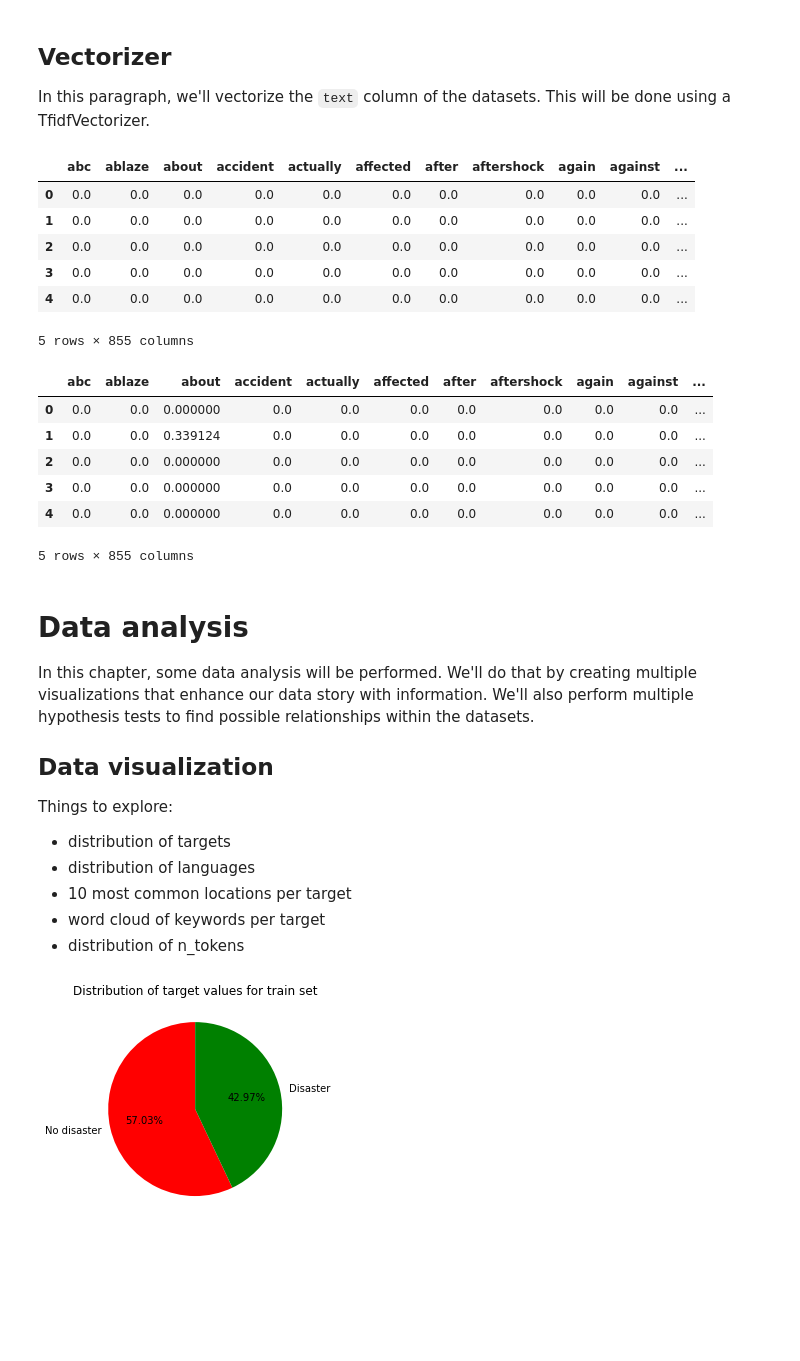
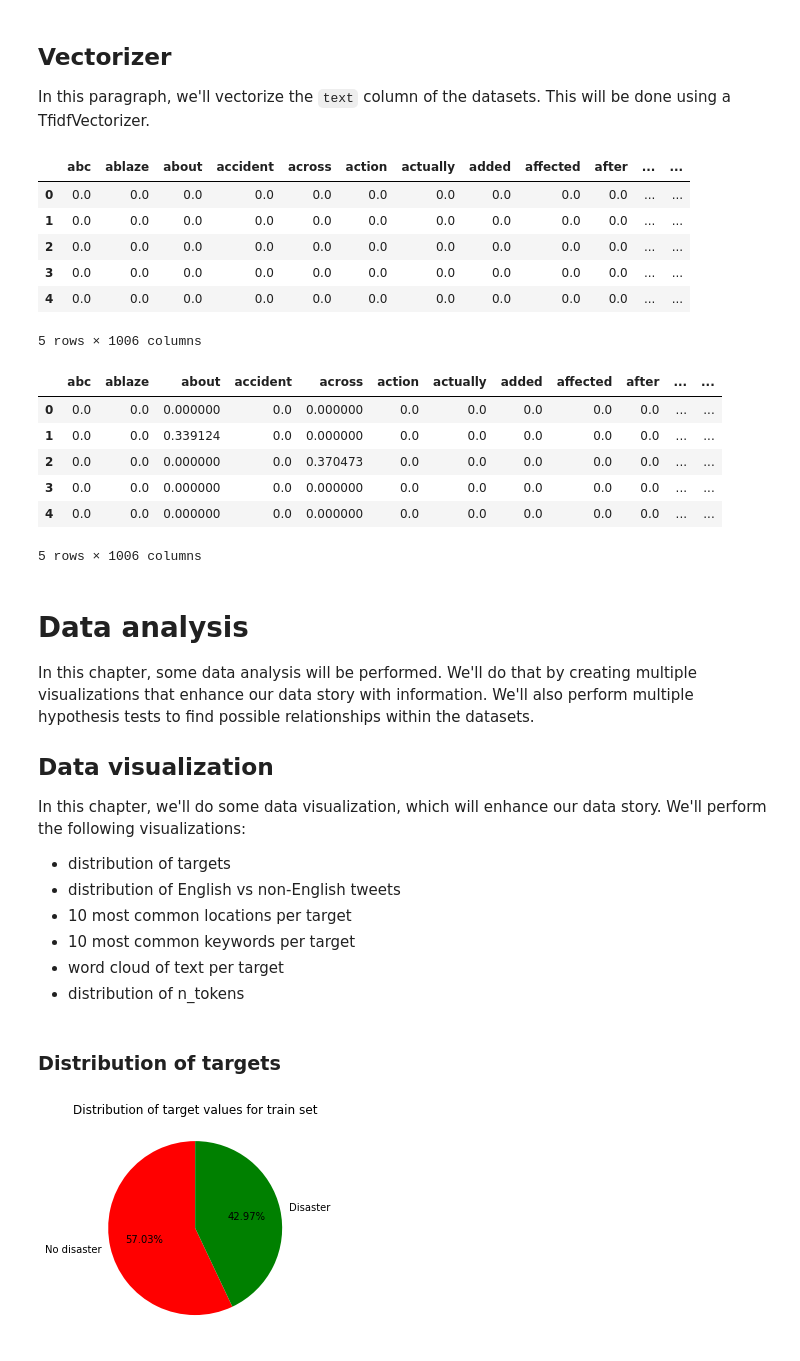
Before and after one commit to arondejong99/master-data-science, a Jupyter notebook: module-project/Module 6 - project - NLP with disaster tweets.ipynb, the cells around one changed output. Saved outputs shown, nothing was run; the diff lists cells and outputs as text; code cells hidden in the pictures; blank space fills up the shorter version.

```diff
--- a/module-project/Module 6 - project - NLP with disaster tweets.ipynb
+++ b/module-project/Module 6 - project - NLP with disaster tweets.ipynb
@@ -261,11 +242,15 @@ def language(series):
 # Detect the langauge of each review using detect
     for i in series:
         lang = detect(i)
+        if lang == 'en':
+            lang = 1
+        else:
+            lang = 0
         languages.append(lang)
 
     return languages
 # %%
-trainset_clean['language'] = language(trainset_clean.text)
-testset_clean['language'] = language(testset_clean.text)
+trainset_clean['is_english'] = language(trainset_clean.text)
+testset_clean['is_english'] = language(testset_clean.text)
 testset_clean.head()
 # %% [output]
@@ -280,4 +265,16 @@ testset_clean.head()
+# %%
+# Function that returns the lenght of the row if the row is not equal to a certain value: len_column
+def len_column(series, no_value):
+    data = series.apply(lambda x: 0 if x == no_value else len(x))
+
+    return data
 # %%
 # Create column that takes the length of each keyword: len_keyword
-trainset_clean["len_keyword"] = trainset_clean.keyword.apply(lambda x: len(x))
-testset_clean["len_keyword"] = testset_clean.keyword.apply(lambda x: len(x))
+trainset_clean["len_keyword"] = len_column(trainset_clean.keyword, 'no keyword')
+testset_clean["len_keyword"] = len_column(testset_clean.keyword, 'no keyword')
+
+# Create column that takes the lenght of each location
+trainset_clean["len_location"] = len_column(trainset_clean.location, 'no location')
+testset_clean["len_location"] = len_column(testset_clean.location, 'no location')
+
+trainset_clean.head()
@@ -308,48 +328,50 @@ def vectorize(datasets, stop_words, max_features, min_df):
 # %%
 # Set up parameters
 stop_words = ['english']
-max_features = 850
+max_features = 1000
 min_df = 10
 datasets = [trainset_clean.text, testset_clean.text]
 
 # Call vectorize function to vectorize train and test set
 train, test = vectorize(datasets, stop_words, max_features, min_df)
 
 
 # Add the remaining column to the train and test set
-#cols = ['keyword', 'location', 'n_tokens', 'language', 'len_keyword']
-cols = ['n_tokens', 'has_location', 'has_keyword', 'len_keyword', 'language']
+cols = ['n_tokens', 'has_location', 'has_keyword', 'len_keyword', 'is_english', 'len_location']
 train[cols] = trainset_clean[cols]
 test[cols] = testset_clean[cols]
 
 display(train.head())
 display(test.head())
 # %% [output]
-|  | abc | ablaze | about | accident | actually | affected | after | aftershock | again | against | ... |
-| 0 | 0.0 | 0.0 | 0.0 | 0.0 | 0.0 | 0.0 | 0.0 | 0.0 | 0.0 | 0.0 | ... |
-| 1 | 0.0 | 0.0 | 0.0 | 0.0 | 0.0 | 0.0 | 0.0 | 0.0 | 0.0 | 0.0 | ... |
-| 2 | 0.0 | 0.0 | 0.0 | 0.0 | 0.0 | 0.0 | 0.0 | 0.0 | 0.0 | 0.0 | ... |
-| 3 | 0.0 | 0.0 | 0.0 | 0.0 | 0.0 | 0.0 | 0.0 | 0.0 | 0.0 | 0.0 | ... |
-| 4 | 0.0 | 0.0 | 0.0 | 0.0 | 0.0 | 0.0 | 0.0 | 0.0 | 0.0 | 0.0 | ... |
+|  | abc | ablaze | about | accident | across | action | actually | added | affected | after | ... | ... |
+| 0 | 0.0 | 0.0 | 0.0 | 0.0 | 0.0 | 0.0 | 0.0 | 0.0 | 0.0 | 0.0 | ... | ... |
+| 1 | 0.0 | 0.0 | 0.0 | 0.0 | 0.0 | 0.0 | 0.0 | 0.0 | 0.0 | 0.0 | ... | ... |
+| 2 | 0.0 | 0.0 | 0.0 | 0.0 | 0.0 | 0.0 | 0.0 | 0.0 | 0.0 | 0.0 | ... | ... |
+| 3 | 0.0 | 0.0 | 0.0 | 0.0 | 0.0 | 0.0 | 0.0 | 0.0 | 0.0 | 0.0 | ... | ... |
+| 4 | 0.0 | 0.0 | 0.0 | 0.0 | 0.0 | 0.0 | 0.0 | 0.0 | 0.0 | 0.0 | ... | ... |
-5 rows × 855 columns
+5 rows × 1006 columns
-|  | abc | ablaze | about | accident | actually | affected | after | aftershock | again | against | ... |
-| 0 | 0.0 | 0.0 | 0.000000 | 0.0 | 0.0 | 0.0 | 0.0 | 0.0 | 0.0 | 0.0 | ... |
-| 1 | 0.0 | 0.0 | 0.339124 | 0.0 | 0.0 | 0.0 | 0.0 | 0.0 | 0.0 | 0.0 | ... |
-| 2 | 0.0 | 0.0 | 0.000000 | 0.0 | 0.0 | 0.0 | 0.0 | 0.0 | 0.0 | 0.0 | ... |
-| 3 | 0.0 | 0.0 | 0.000000 | 0.0 | 0.0 | 0.0 | 0.0 | 0.0 | 0.0 | 0.0 | ... |
-| 4 | 0.0 | 0.0 | 0.000000 | 0.0 | 0.0 | 0.0 | 0.0 | 0.0 | 0.0 | 0.0 | ... |
+|  | abc | ablaze | about | accident | across | action | actually | added | affected | after | ... | ... |
+| 0 | 0.0 | 0.0 | 0.000000 | 0.0 | 0.000000 | 0.0 | 0.0 | 0.0 | 0.0 | 0.0 | ... | ... |
+| 1 | 0.0 | 0.0 | 0.339124 | 0.0 | 0.000000 | 0.0 | 0.0 | 0.0 | 0.0 | 0.0 | ... | ... |
+| 2 | 0.0 | 0.0 | 0.000000 | 0.0 | 0.370473 | 0.0 | 0.0 | 0.0 | 0.0 | 0.0 | ... | ... |
+| 3 | 0.0 | 0.0 | 0.000000 | 0.0 | 0.000000 | 0.0 | 0.0 | 0.0 | 0.0 | 0.0 | ... | ... |
+| 4 | 0.0 | 0.0 | 0.000000 | 0.0 | 0.000000 | 0.0 | 0.0 | 0.0 | 0.0 | 0.0 | ... | ... |
-5 rows × 855 columns
+5 rows × 1006 columns
 # %% [markdown]
 # Data analysis
 In this chapter, some data analysis will be performed. We'll do that by creating multiple visualizations that enhance our data story with information. We'll also perform multiple hypothesis tests to find possible relationships within the datasets.
 
 ## Data visualization
-Things to explore:
+In this chapter, we'll do some data visualization, which will enhance our data story. We'll perform the following visualizations:
 - distribution of targets
-- distribution of languages
+- distribution of English vs non-English tweets
 - 10 most common locations per target
-- word cloud of keywords per target
+- 10 most common keywords per target
+- word cloud of text per target
 - distribution of n_tokens
+# %% [markdown]
+### Distribution of targets
 # %%
 # Find the distribution of the target types
 data_train = trainset_clean.target.value_counts(normalize = True)
```
Also changed, not shown: parts of 73 cells of this notebook, 3 other files.
